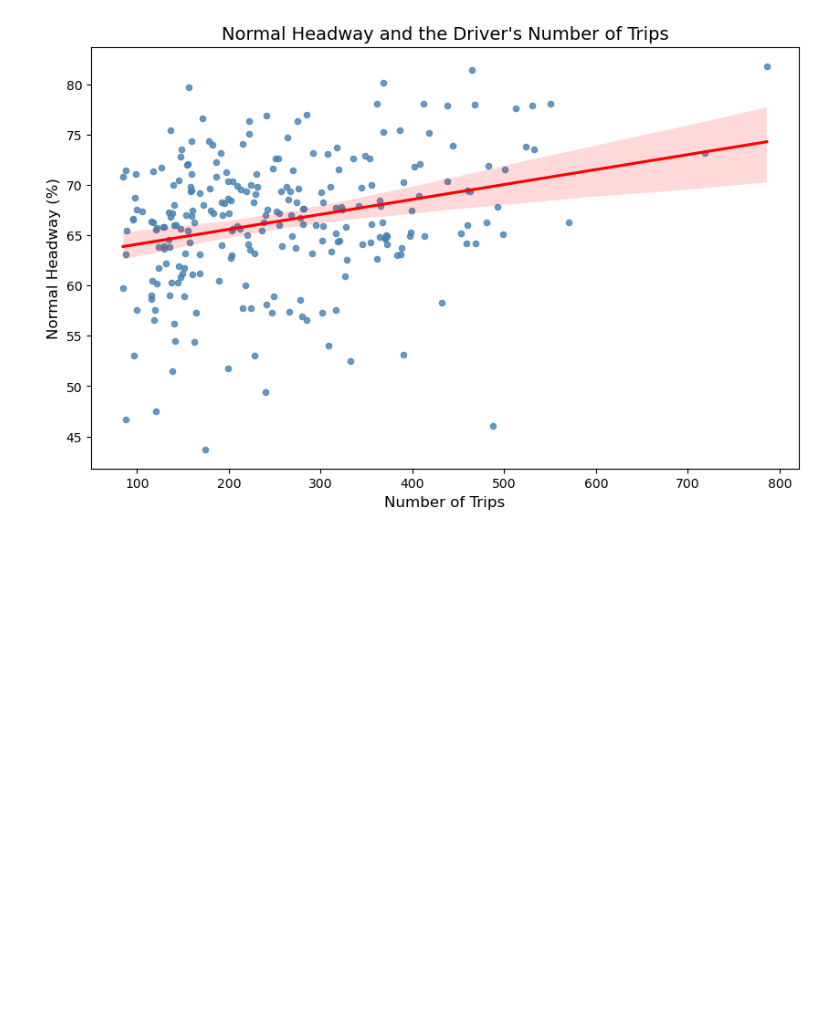
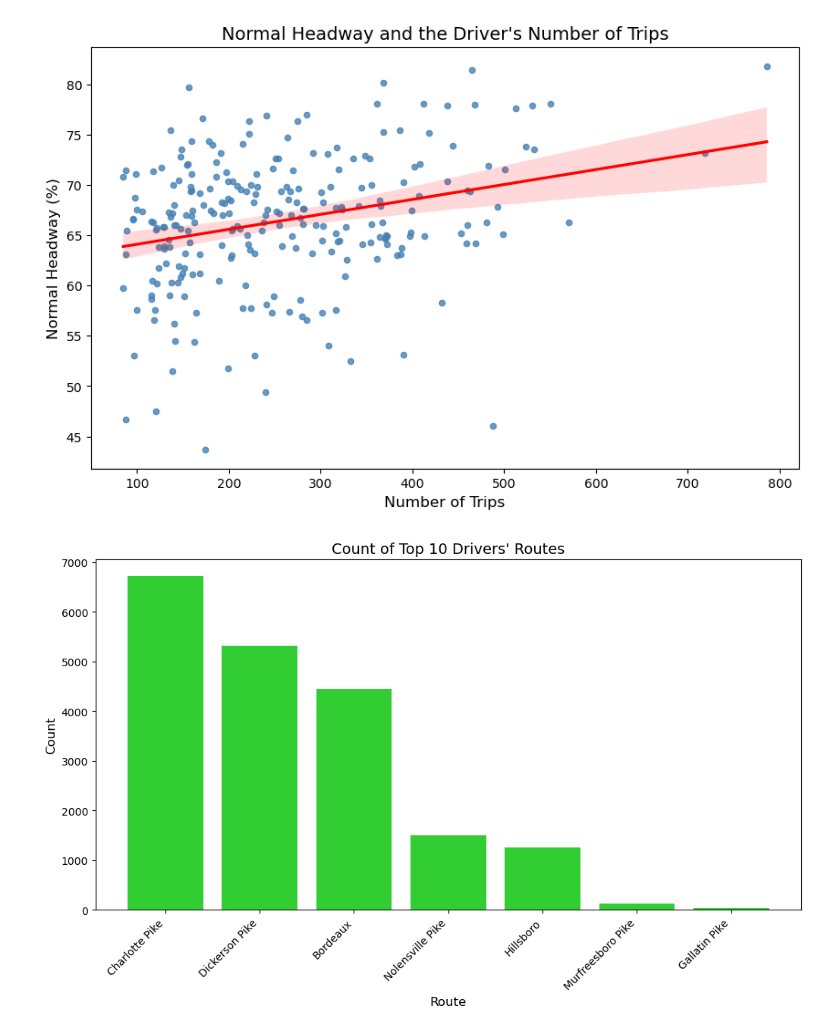
Before and after one commit to NSS-Data-Analytics-Cohort-11/wego-boomers, a Jupyter notebook: notebooks/WeGo.ipynb, the cells around one changed output. Cells and saved outputs as stored; diff of their text form; code cells hidden in the pictures; blank space fills up the shorter version.

```diff
--- a/notebooks/WeGo.ipynb
+++ b/notebooks/WeGo.ipynb
@@ -824,0 +791,24 @@ plt.show()
+# %%
+# Pulling the top and bottom 10 drivers and counting how many of each route
+
+top_operators = operator_adherence.head(10)
+top = wego[wego['OPERATOR'].isin(top_operators['OPERATOR'])]['ROUTE_ABBR'].value_counts().to_frame().reset_index()
+top['ROUTE_ABBR'] = top['ROUTE_ABBR'].replace(route_names)
+
+bottom_operators = operator_adherence.tail(10)
+bottom = wego[wego['OPERATOR'].isin(bottom_operators['OPERATOR'])]['ROUTE_ABBR'].value_counts().to_frame().reset_index()
+bottom['ROUTE_ABBR'] = bottom['ROUTE_ABBR'].replace(route_names)
+# %%
+# Plotting 10 10 drivers' routes
+plt.figure(figsize=(12, 6))
+plt.bar(top['ROUTE_ABBR'], top['count'], color='LimeGreen')
+
+# Fine tuning
+plt.xlabel("Route", fontsize=12)
+plt.ylabel("Count", fontsize=12)
+plt.title("Count of Top 10 Drivers' Routes", fontsize=14)
+plt.xticks(rotation=45, ha='right')
+
+plt.show()
+# %% [output]
+[figure, added]
```
Also changed, not shown: parts of 20 cells of this notebook.
